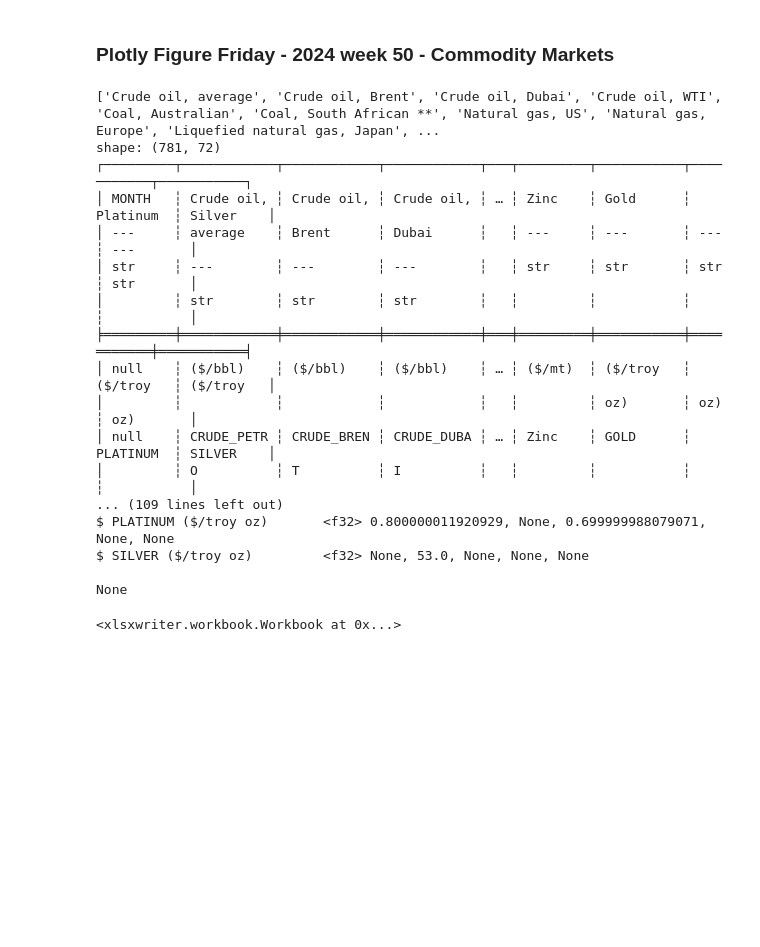
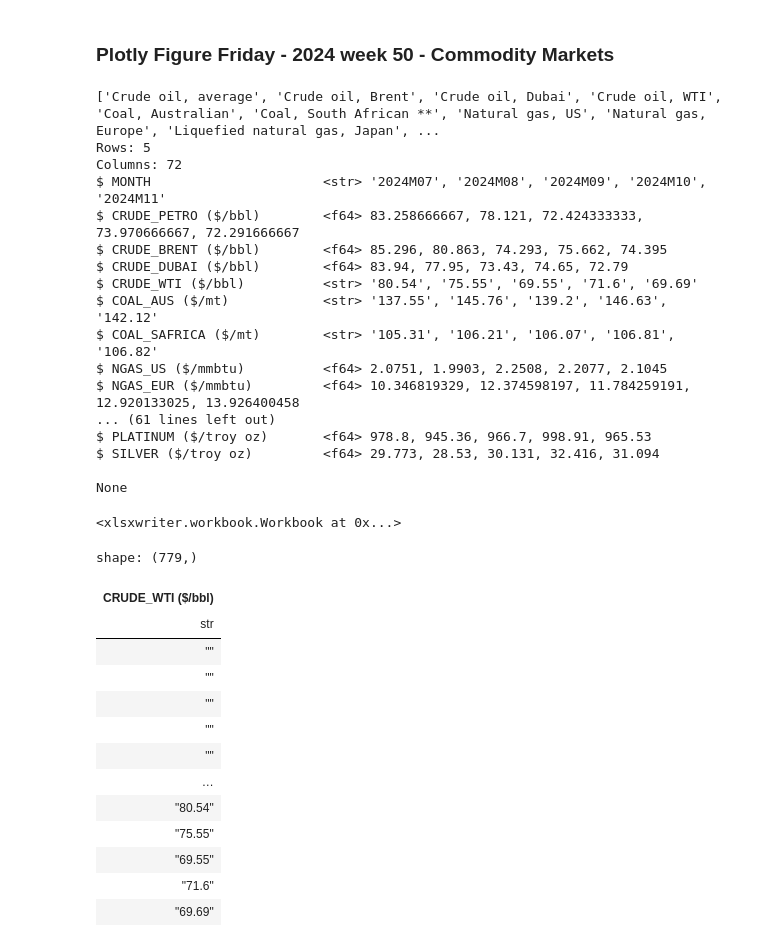
Before and after one commit to Mike-Purtell/Plotly_FF_2024, a Jupyter notebook: Week_50_Commodity_Prices/Plotly_FF_50_Commodities.ipynb, the cells around one changed output. Saved outputs shown, nothing was run; the diff lists cells and outputs as text; code cells hidden in the pictures; blank space fills up the shorter version.

```diff
--- a/Week_50_Commodity_Prices/Plotly_FF_50_Commodities.ipynb
+++ b/Week_50_Commodity_Prices/Plotly_FF_50_Commodities.ipynb
@@ -3,6 +3,7 @@
 # %%
 import plotly.express as px
 import polars as pl
+import pandas as pd
 
 # read excel spreadsheet to polars dataframe. column names are in the 5th row,
 # units are in the row 6. followed by the data
@@ -47,21 +48,43 @@ list_column_names = (
 # make working dataframe from df_source. Put in the enhanced column names,
 # remove units from its own row and cast the price columns to floats
 
+
+def fix_nums_starting_with_dots(dot_string):
+    return '0' + dot_string
+
 temp_col_names = df_source.columns
 print(temp_col_names[1:])
-print(df_source)
+
 df = (
     df_source
     .with_row_index()
     .filter(pl.col('index') > 1)
+        .drop('index')
+    .with_columns(pl.col(temp_col_names[1:]).str.replace(r',',''))
     .with_columns(pl.col(temp_col_names[1:]).str.replace(r'…',''))
-    .with_columns(pl.col(temp_col_names[1:]).str.replace(r'...',''))
-    .with_columns(pl.col(temp_col_names[1:]).str.replace(r'...',''))
-    .with_columns(pl.col(temp_col_names[1:]).cast(pl.Float32, strict=False,))
-    .drop('index')
+    .with_columns(pl.col(temp_col_names[1:]).str.replace(r'""',''))
+    # .with_columns(pl.col(temp_col_names[1:]).str.replace(r'...',''))
+    .to_pandas()
 )
+
 df.columns=list_column_names
-print(df)
+for col in list_column_names[1:]:
+# df = (
+#     df
+#     .assign(
+#         col=lambda: df_:df_[col].astype(float )
+#     )
+# )
+    df[col] = (
+        # pd.to_numeric(df[col], errors='coerce',dtype_backend='numpy_nullable',downcast="float")
+        df[col].astype('float', errors='ignore')  # errors='coerce',dtype_backend='numpy_nullable',downcast="float")
+        # pd.to_numeric(df[col], errors='coerce',dtype_backend='numpy_nullable',downcast="float")
+    )
+
+df = pl.from_pandas(df)
+
+
+# print(df)
 print(df.tail().glimpse())
 df.write_excel('df_inspect.xlsx')
 # # # read excel spreadsheet to data frame, replace column names with enhanced names
@@ -77,20 +100,37 @@ df.write_excel('df_inspect.xlsx')
 # # df
 # %% [output]
 ['Crude oil, average', 'Crude oil, Brent', 'Crude oil, Dubai', 'Crude oil, WTI', 'Coal, Australian', 'Coal, South African **', 'Natural gas, US', 'Natural gas, Europe', 'Liquefied natural gas, Japan', ...
-shape: (781, 72)
-┌─────────┬────────────┬────────────┬────────────┬───┬─────────┬───────────┬───────────┬───────────┐
-│ MONTH   ┆ Crude oil, ┆ Crude oil, ┆ Crude oil, ┆ … ┆ Zinc    ┆ Gold      ┆ Platinum  ┆ Silver    │
-│ ---     ┆ average    ┆ Brent      ┆ Dubai      ┆   ┆ ---     ┆ ---       ┆ ---       ┆ ---       │
-│ str     ┆ ---        ┆ ---        ┆ ---        ┆   ┆ str     ┆ str       ┆ str       ┆ str       │
-│         ┆ str        ┆ str        ┆ str        ┆   ┆         ┆           ┆           ┆           │
-╞═════════╪════════════╪════════════╪════════════╪═══╪═════════╪═══════════╪═══════════╪═══════════╡
-│ null    ┆ ($/bbl)    ┆ ($/bbl)    ┆ ($/bbl)    ┆ … ┆ ($/mt)  ┆ ($/troy   ┆ ($/troy   ┆ ($/troy   │
-│         ┆            ┆            ┆            ┆   ┆         ┆ oz)       ┆ oz)       ┆ oz)       │
-│ null    ┆ CRUDE_PETR ┆ CRUDE_BREN ┆ CRUDE_DUBA ┆ … ┆ Zinc    ┆ GOLD      ┆ PLATINUM  ┆ SILVER    │
-│         ┆ O          ┆ T          ┆ I          ┆   ┆         ┆           ┆           ┆           │
-... (109 lines left out)
-$ PLATINUM ($/troy oz)       <f32> 0.800000011920929, None, 0.699999988079071, None, None
-$ SILVER ($/troy oz)         <f32> None, 53.0, None, None, None
+Rows: 5
+Columns: 72
+$ MONTH                      <str> '2024M07', '2024M08', '2024M09', '2024M10', '2024M11'
+$ CRUDE_PETRO ($/bbl)        <f64> 83.258666667, 78.121, 72.424333333, 73.970666667, 72.291666667
+$ CRUDE_BRENT ($/bbl)        <f64> 85.296, 80.863, 74.293, 75.662, 74.395
+$ CRUDE_DUBAI ($/bbl)        <f64> 83.94, 77.95, 73.43, 74.65, 72.79
+$ CRUDE_WTI ($/bbl)          <str> '80.54', '75.55', '69.55', '71.6', '69.69'
+$ COAL_AUS ($/mt)            <str> '137.55', '145.76', '139.2', '146.63', '142.12'
+$ COAL_SAFRICA ($/mt)        <str> '105.31', '106.21', '106.07', '106.81', '106.82'
+$ NGAS_US ($/mmbtu)          <f64> 2.0751, 1.9903, 2.2508, 2.2077, 2.1045
+$ NGAS_EUR ($/mmbtu)         <f64> 10.346819329, 12.374598197, 11.784259191, 12.920133025, 13.926400458
+... (61 lines left out)
+$ PLATINUM ($/troy oz)       <f64> 978.8, 945.36, 966.7, 998.91, 965.53
+$ SILVER ($/troy oz)         <f64> 29.773, 28.53, 30.131, 32.416, 31.094
 
 None
 <xlsxwriter.workbook.Workbook at 0x...>
+# %%
+df['CRUDE_WTI ($/bbl)']
+# %% [output]
+shape: (779,)
+| CRUDE_WTI ($/bbl) |
+| str |
+| "" |
+| "" |
+| "" |
+| "" |
+| "" |
+| … |
+| "80.54" |
+| "75.55" |
+| "69.55" |
+| "71.6" |
+| "69.69" |
```
Also changed, not shown: parts of 2 cells of this notebook, 4 other files.
